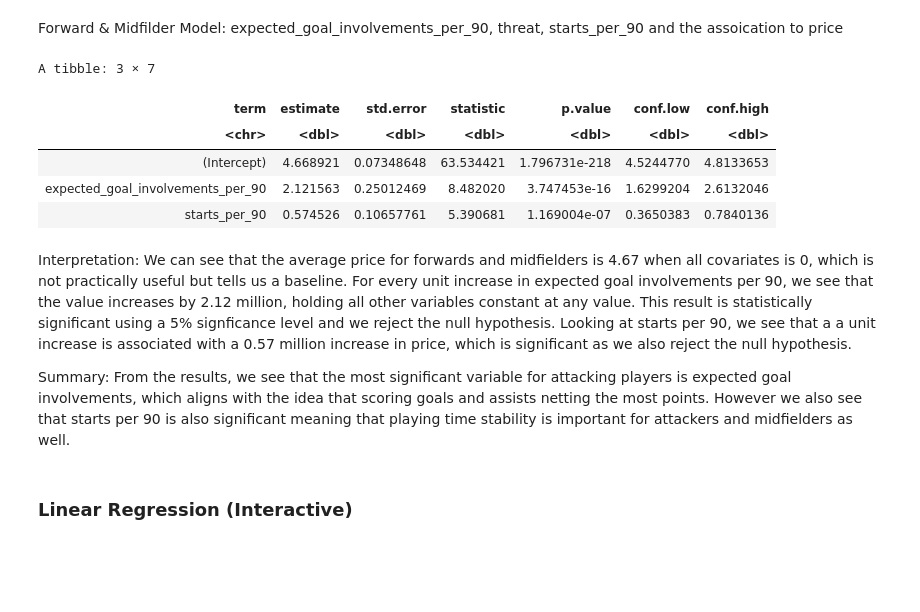
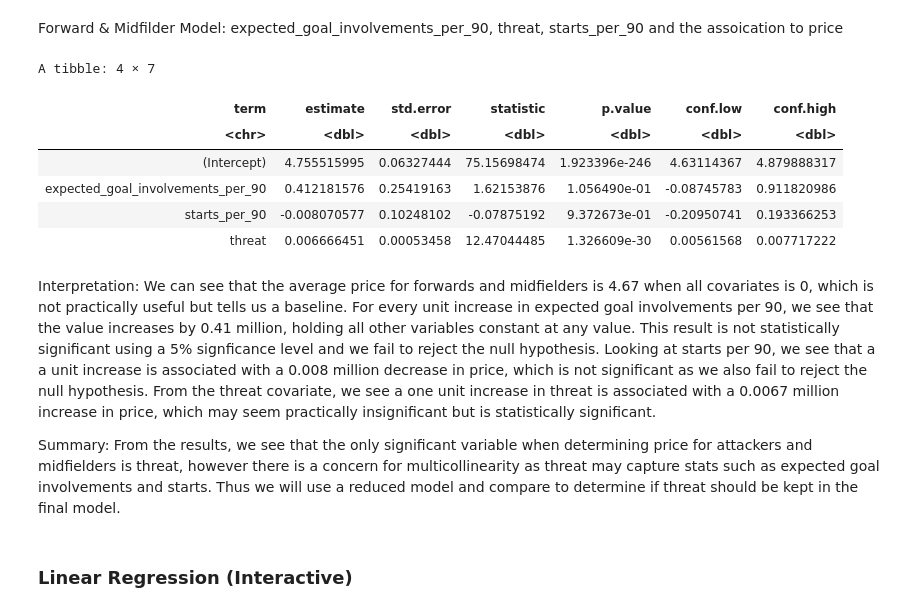
Before and after one commit to Ericckiim/Premier-League-Fantasy-Player-Valuation-Project, a Jupyter notebook: main.ipynb, the cells around one changed output. Drawn from its saved outputs; the diff is of its cells as text; code cells hidden in the pictures; blank space fills up the shorter version.

```diff
--- a/main.ipynb
+++ b/main.ipynb
@@ -57,6 +43,7 @@ The following object is masked from ‘package:purrr’:
 # %%
 fpl_data <- read.csv("fpl_player_statistics.csv") |>
     select(player_name,
+    club_name,
     position_name,
     now_cost,
     points_per_game,
@@ -238,19 +225,20 @@ Summary: We see that by far the most significant variable for defenders is clean
 # %% [markdown]
 Forward & Midfilder Model: expected_goal_involvements_per_90, threat, starts_per_90 and the assoication to price
 # %%
-fwd_mid_model <- lm(formula = now_cost ~ expected_goal_involvements_per_90  + starts_per_90, data = fwd_mid_data)
+fwd_mid_model <- lm(formula = now_cost ~ expected_goal_involvements_per_90  + starts_per_90 + threat, data = fwd_mid_data)
 tidy(fwd_mid_model, conf.int = TRUE)
 # %% [output]
-A tibble: 3 × 7
+A tibble: 4 × 7
 | term | estimate | std.error | statistic | p.value | conf.low | conf.high |
 | <chr> | <dbl> | <dbl> | <dbl> | <dbl> | <dbl> | <dbl> |
-| (Intercept) | 4.668921 | 0.07348648 | 63.534421 | 1.796731e-218 | 4.5244770 | 4.8133653 |
-| expected_goal_involvements_per_90 | 2.121563 | 0.25012469 | 8.482020 | 3.747453e-16 | 1.6299204 | 2.6132046 |
-| starts_per_90 | 0.574526 | 0.10657761 | 5.390681 | 1.169004e-07 | 0.3650383 | 0.7840136 |
+| (Intercept) | 4.755515995 | 0.06327444 | 75.15698474 | 1.923396e-246 | 4.63114367 | 4.879888317 |
+| expected_goal_involvements_per_90 | 0.412181576 | 0.25419163 | 1.62153876 | 1.056490e-01 | -0.08745783 | 0.911820986 |
+| starts_per_90 | -0.008070577 | 0.10248102 | -0.07875192 | 9.372673e-01 | -0.20950741 | 0.193366253 |
+| threat | 0.006666451 | 0.00053458 | 12.47044485 | 1.326609e-30 | 0.00561568 | 0.007717222 |
 # %% [markdown]
-Interpretation: We can see that the average price for forwards and midfielders is 4.67 when all covariates is 0, which is not practically useful but tells us a baseline. For every unit increase in expected goal involvements per 90, we see that the value increases by 2.12 million, holding all other variables constant at any value. This result is statistically significant using a 5% signficance level and we reject the null hypothesis. Looking at starts per 90, we see that a a unit increase is associated with a 0.57 million increase in price, which is significant as we also reject the null hypothesis.
+Interpretation: We can see that the average price for forwards and midfielders is 4.67 when all covariates is 0, which is not practically useful but tells us a baseline. For every unit increase in expected goal involvements per 90, we see that the value increases by 0.41 million, holding all other variables constant at any value. This result is not statistically significant using a 5% signficance level and we fail to reject the null hypothesis. Looking at starts per 90, we see that a a unit increase is associated with a 0.008 million decrease in price, which is not significant as we also fail to reject the null hypothesis. From the threat covariate, we see a one unit increase in threat is associated with a 0.0067 million increase in price, which may seem practically insignificant but is statistically significant.
 
-Summary: From the results, we see that the most significant variable for attacking players is expected goal involvements, which aligns with the idea that scoring goals and assists netting the most points. However we also see that starts per 90 is also significant meaning that playing time stability is important for attackers and midfielders as well.
+Summary: From the results, we see that the only significant variable when determining price for attackers and midfielders is threat, however there is a concern for multicollinearity as threat may capture stats such as expected goal involvements and starts. Thus we will use a reduced model and compare to determine if threat should be kept in the final model.
 # %% [markdown]
 ### Linear Regression (Interactive)
 # %% [markdown]
```
Also changed, not shown: parts of 14 cells of this notebook.
